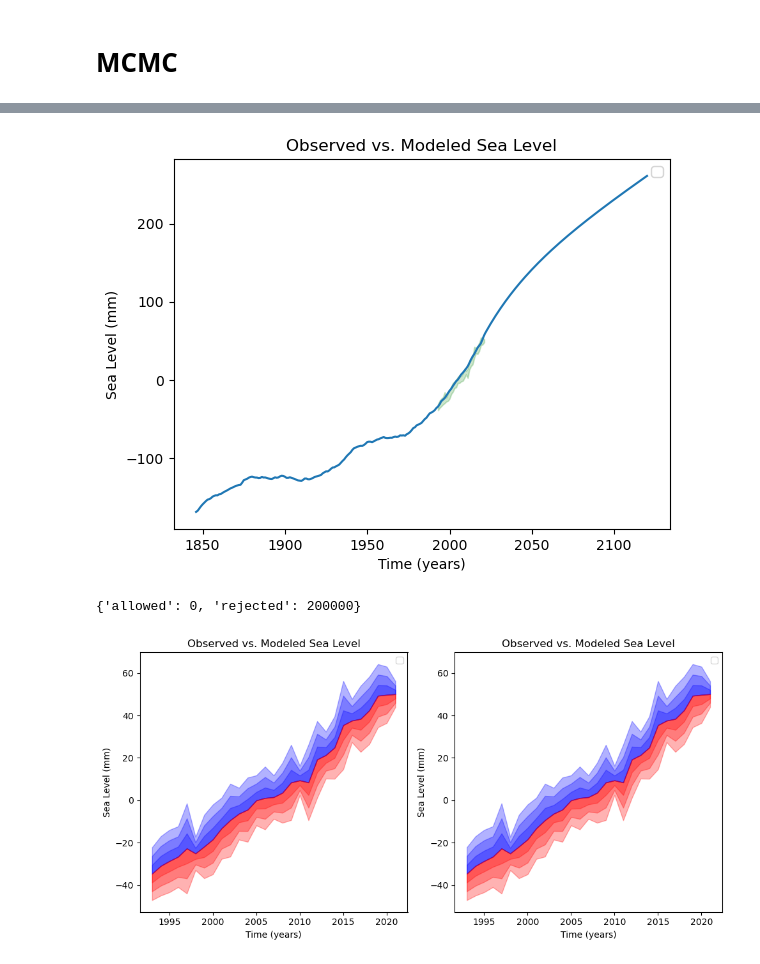
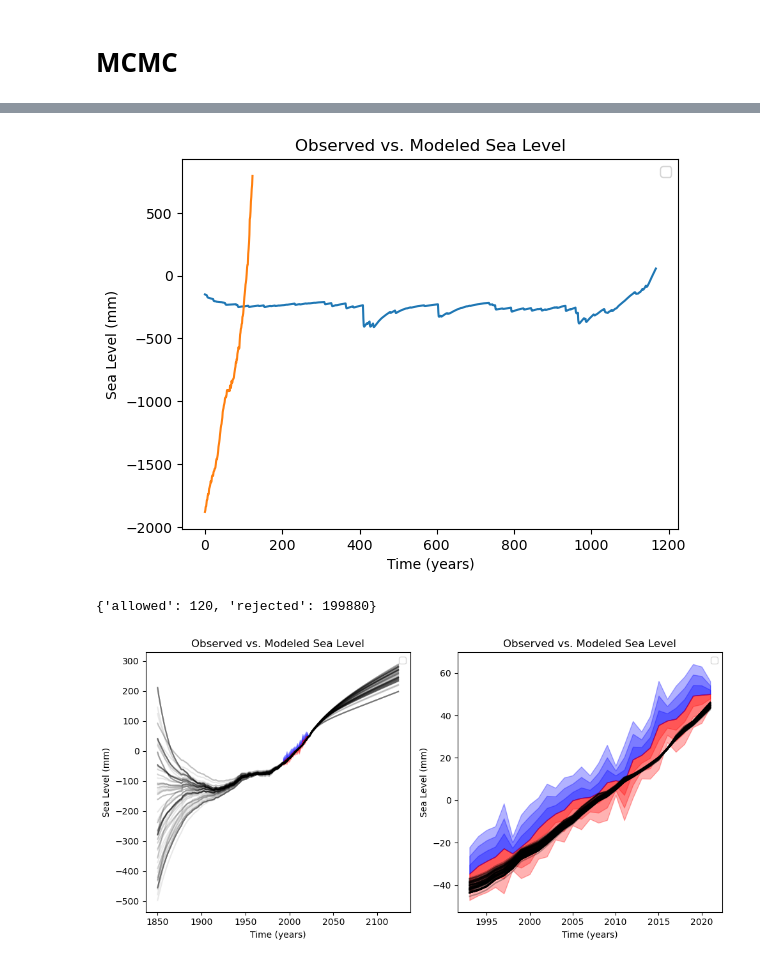
Before and after one commit to tonton-golio/sea-level-change-4box-model, a Jupyter notebook: notebooks/modelling_MCMC.ipynb, the cells around one changed output, grey strips where cells are left out. Saved outputs shown, nothing was run; the diff lists cells and outputs as text; code cells hidden in the pictures.

Commit message:
new data in model

```diff
--- a/notebooks/modelling_MCMC.ipynb
+++ b/notebooks/modelling_MCMC.ipynb
@@ -55,0 +63,14 @@ len of df_T_forecast 100
+# %%
+x = []
+for i in df.index:
+    # if we have Total forcing Noaa use it, otherwise use Total forcing Schmidt if that is not nan
+    if pd.notna(df.loc[i, 'Total forcing Noaa']):
+        x.append(df.loc[i, 'Total forcing Noaa'])
+    elif pd.notna(df.loc[i, 'Total forcing Schmidt']):
+        x.append(df.loc[i, 'Total forcing Schmidt'])
+    else:
+        x.append(np.nan)
+        # raise ValueError(f'No total forcing data for {i}')
+
+df['Total forcing'] = x
+df.tail(50)
@@ -56,3 +95,7 @@ len of df_T_forecast 100
+# %%
+x = df['Total forcing']
+y = df['Sea level']
+y_std = df['std']
 # %%
 
 def plot_data(df_T, df_S):
@@ -81,4 +124,8 @@ def plot_data(df_T, df_S):
 
     plt.show()
 
-plot_data(df_T, df_S)
+# plot_data(df_T, df_S)
+
+y = y.dropna()
+x = x.dropna()
+y_std = y_std.dropna()
@@ -86,0 +132,9 @@ plot_data(df_T, df_S)
+# %%
+x.index[0], x.index[-1], y.index[0], y.index[-1]
+
+
+cut_head = y.index[0] - x.index[0]
+cut_tail = x.index[-1] - y.index[-1]
+
+cut_head, cut_tail
+# x.index[1050]
@@ -209,8 +338,9 @@ Running production...
 # %%
-index_full = np.arange(2121-275, 2121)
+# index_full = np.arange(2121-275, 2121)
 
-plt.plot(index_full, S_model_full)
-plt.fill_between(df_S.index, S_obs - sigma, S_obs + sigma, color='green', alpha=0.2)
+plt.plot(S_model_full)
+plt.plot(S_obs)
+# asd# plt.fill_between(df_S.index, S_obs - sigma, S_obs + sigma, color='green', alpha=0.2)
 
 plt.xlabel('Time (years)')
 plt.ylabel('Sea Level (mm)')
@@ -218,14 +348,14 @@ plt.title('Observed vs. Modeled Sea Level')
 plt.legend()
 plt.show()
 # %% [output]
-[figure, old version]
+[figure, new version]
 # %%
 # show many samples
 fig, ax = plt.subplots(1, 2, figsize=(10, 5))
 def S_allowed(S_model_full, S_obs, sigma):
     S_cut = S_model_full[143:-103]
 
-    return (np.abs(S_cut-S_obs) < sigma*3.0).all()
+    return (np.abs(S_cut-S_obs) < sigma*4.0).all()
 
 decision = {
     'allowed': 0,
@@ -241,32 +371,32 @@ for i in tqdm(range(200000)):
     if S_allowed(S_model_full, S_obs, sigma):
         decision['allowed'] += 1
         # Plot the observed vs. modeled sea level
         ax[0].plot(time, S_model_full, color='black', alpha=.09)
         ax[1].plot(time[143:-103], S_model_full[143:-103], color='black', alpha=.3)
     else:
         decision['rejected'] += 1
 
     # plt.plot(time, S_model_full, color='red', alpha=0.01)
 print(decision)
 # observed sea level
 # Add uncertainty bounds
 for i in range(2):
     # ax[i].plot(time[143:-103], S_obs, label='Observed Sea Level', color='green')
     for j in range(1,4):
         ax[i].fill_between(time[143:-103], S_obs, S_obs + sigma*j, color='blue', alpha=0.3)
         ax[i].fill_between(time[143:-103], S_obs, S_obs - sigma*j, color='red', alpha=0.3)
 
 
 
 # Add uncertainty bounds
 
 for axis in ax:
     axis.set_xlabel('Time (years)')
     axis.set_ylabel('Sea Level (mm)')
     axis.set_title('Observed vs. Modeled Sea Level')
     axis.legend()
 plt.tight_layout()
 plt.show()
 # %% [output]
-{'allowed': 0, 'rejected': 200000}
+{'allowed': 120, 'rejected': 199880}
-[figure, old version]
+[figure, new version]
```
Also changed, not shown: parts of 10 cells of this notebook, 1 other file.
